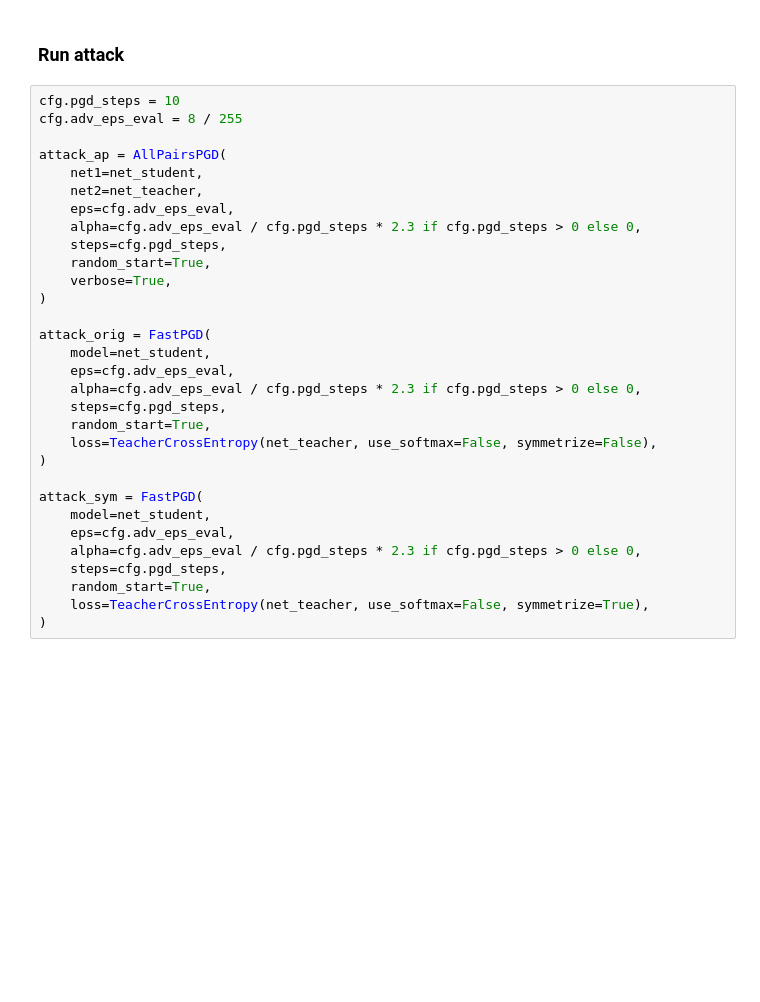
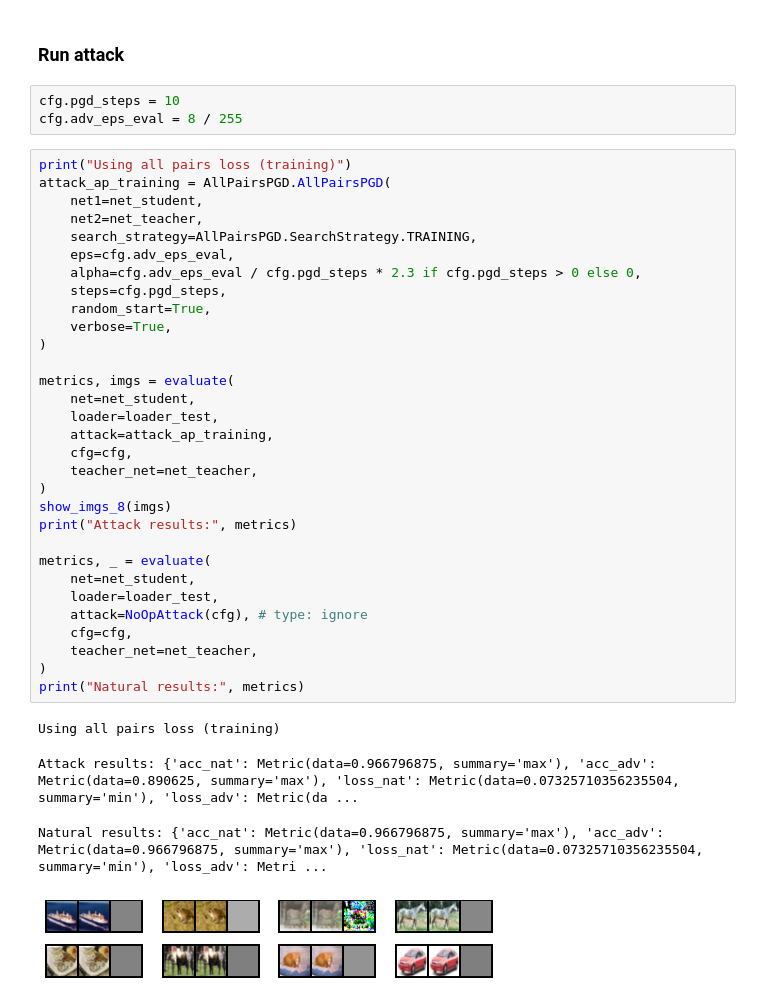
Before and after one commit to ed1d1a8d/scaling, a Jupyter notebook: notebooks/ax/cifar-student-teacher-attack-v2.ipynb, the cells around one changed output. Cells and saved outputs as stored; diff of their text form; blank space fills up the shorter version.

```diff
--- a/notebooks/ax/cifar-student-teacher-attack-v2.ipynb
+++ b/notebooks/ax/cifar-student-teacher-attack-v2.ipynb
@@ -88,34 +88,42 @@ show_imgs_8(imgs)
 [figure]
 # %% [markdown]
 ### Run attack
-# %%
-cfg.pgd_steps = 10
-cfg.adv_eps_eval = 8 / 255
-
-attack_ap = AllPairsPGD(
-    net1=net_student,
-    net2=net_teacher,
-    eps=cfg.adv_eps_eval,
-    alpha=cfg.adv_eps_eval / cfg.pgd_steps * 2.3 if cfg.pgd_steps > 0 else 0,
-    steps=cfg.pgd_steps,
-    random_start=True,
-    verbose=True,
-)
-
-attack_orig = FastPGD(
-    model=net_student,
-    eps=cfg.adv_eps_eval,
-    alpha=cfg.adv_eps_eval / cfg.pgd_steps * 2.3 if cfg.pgd_steps > 0 else 0,
-    steps=cfg.pgd_steps,
-    random_start=True,
-    loss=TeacherCrossEntropy(net_teacher, use_softmax=False, symmetrize=False),
-)
-
-attack_sym = FastPGD(
-    model=net_student,
-    eps=cfg.adv_eps_eval,
-    alpha=cfg.adv_eps_eval / cfg.pgd_steps * 2.3 if cfg.pgd_steps > 0 else 0,
-    steps=cfg.pgd_steps,
-    random_start=True,
-    loss=TeacherCrossEntropy(net_teacher, use_softmax=False, symmetrize=True),
-)
+# %%
+cfg.pgd_steps = 10
+cfg.adv_eps_eval = 8 / 255
+# %%
+print("Using all pairs loss (training)")
+attack_ap_training = AllPairsPGD.AllPairsPGD(
+    net1=net_student,
+    net2=net_teacher,
+    search_strategy=AllPairsPGD.SearchStrategy.TRAINING,
+    eps=cfg.adv_eps_eval,
+    alpha=cfg.adv_eps_eval / cfg.pgd_steps * 2.3 if cfg.pgd_steps > 0 else 0,
+    steps=cfg.pgd_steps,
+    random_start=True,
+    verbose=True,
+)
+
+metrics, imgs = evaluate(
+    net=net_student,
+    loader=loader_test,
+    attack=attack_ap_training,
+    cfg=cfg,
+    teacher_net=net_teacher,
+)
+show_imgs_8(imgs)
+print("Attack results:", metrics)
+
+metrics, _ = evaluate(
+    net=net_student,
+    loader=loader_test,
+    attack=NoOpAttack(cfg), # type: ignore
+    cfg=cfg,
+    teacher_net=net_teacher,
+)
+print("Natural results:", metrics)
+# %% [output]
+Using all pairs loss (training)
+Attack results: {'acc_nat': Metric(data=0.966796875, summary='max'), 'acc_adv': Metric(data=0.890625, summary='max'), 'loss_nat': Metric(data=0.07325710356235504, summary='min'), 'loss_adv': Metric(da ...
+Natural results: {'acc_nat': Metric(data=0.966796875, summary='max'), 'acc_adv': Metric(data=0.966796875, summary='max'), 'loss_nat': Metric(data=0.07325710356235504, summary='min'), 'loss_adv': Metri ...
+[figure, added]
```
Also changed, not shown: parts of 8 cells of this notebook, 1 other file.
